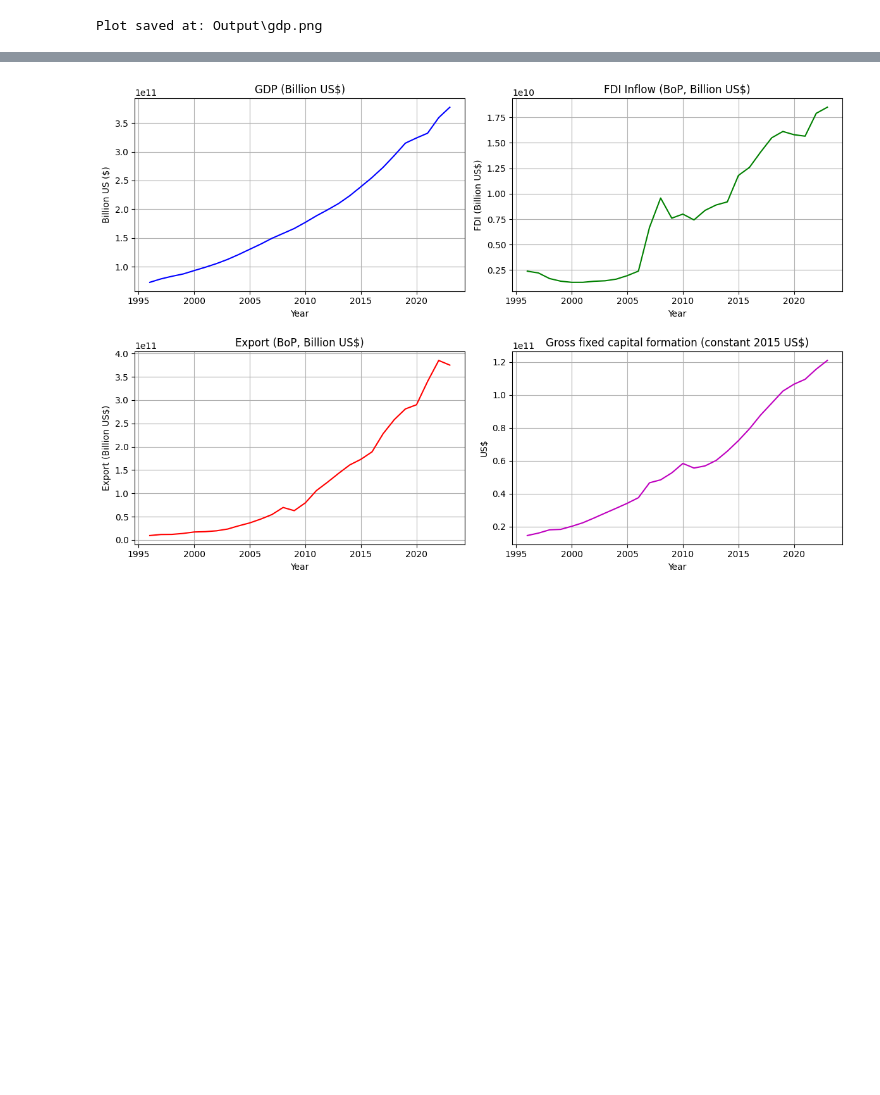
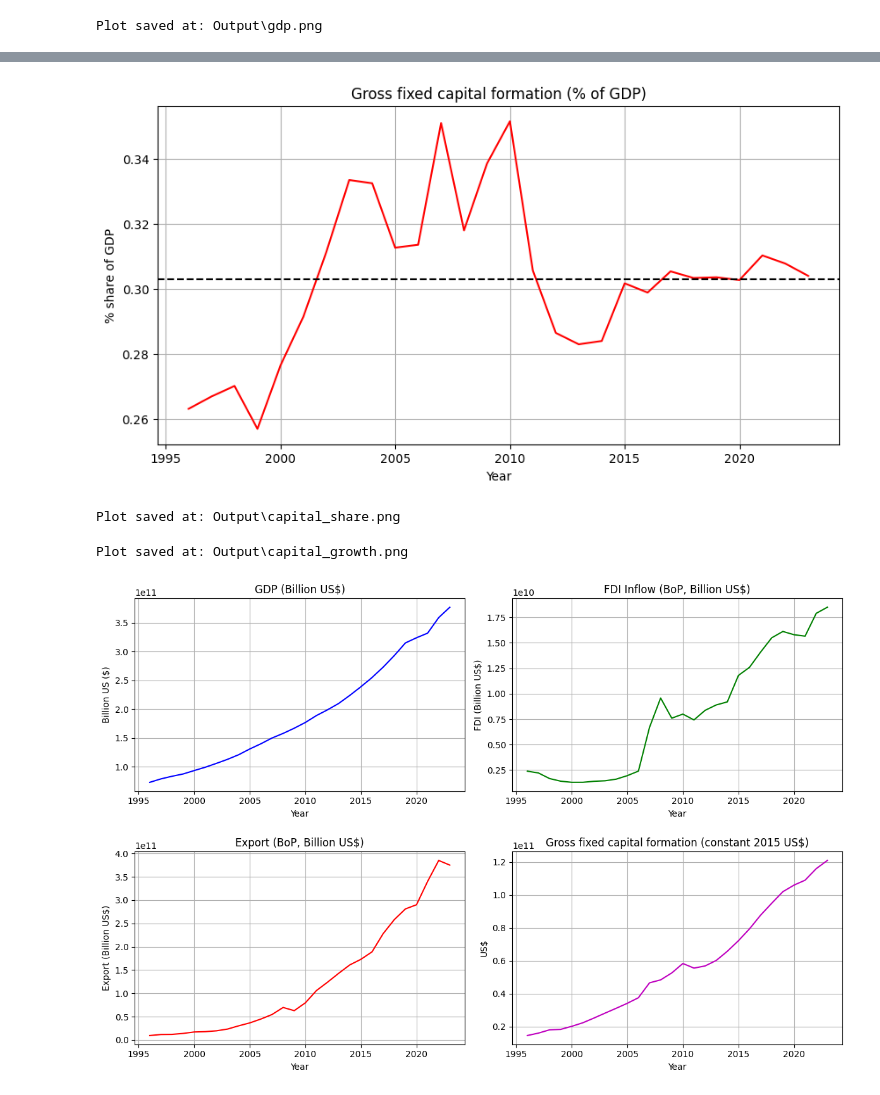
Before and after one commit to Thuan509/Dynamic-Macroeconomics, a Jupyter notebook: PS1_Code/growth.ipynb, the cells around one changed output, grey strips where cells are left out. Saved outputs shown, nothing was run; the diff lists cells and outputs as text; code cells hidden in the pictures; blank space fills up the shorter version.

```diff
--- a/PS1_Code/growth.ipynb
+++ b/PS1_Code/growth.ipynb
@@ -108,3 +133,48 @@ Plot saved at: Output\gdp.png
+# %%
+# Define the plot
+plt.figure(figsize=(10, 5))
+plt.plot(year, capital_share, linestyle='-', color='r')
+plt.axhline(y=0.303073, color='black', linestyle='--') # Add the horizontal line of average capital formation share
+plt.title("Gross fixed capital formation (% of GDP)")
+plt.xlabel("Year")
+#plt.ylim(bottom=0, top=1)
+plt.ylabel("% share of GDP")
+plt.grid(True)
+
+# Save the plot
+plot_path = os.path.join(output_folder, "capital_share.png")
+plt.savefig(plot_path, dpi=300, bbox_inches='tight')
+plt.show()  # Close the figure to free memory
+
+print(f"Plot saved at: {plot_path}")
+# %% [output]
+[figure, added]
+Plot saved at: Output\capital_share.png
+# %%
+# Plot Capital Formation & GDP Growth
+fig, ax1 = plt.subplots(figsize=(10,5))
+
+ax1.set_xlabel("Year")
+ax1.set_ylabel("Gross Capital Formation Growth (%)", color="tab:blue")
+ax1.plot(df["Year"], df["Gross capital formation growth (%)"], linestyle="-", color="tab:blue", label="Capital Formation Growth")
+ax1.tick_params(axis="y", labelcolor="tab:blue")
+
+ax2 = ax1.twinx()
+ax2.set_ylabel("GDP Growth Rate (%)", color="tab:green")
+ax2.plot(df["Year"], df["GDP growth rate (%)"], linestyle="--", color="tab:green", label="GDP Growth Rate")
+ax2.tick_params(axis="y", labelcolor="tab:green")
+
+fig.suptitle("Vietnam: Capital Formation & GDP Growth")
+fig.tight_layout()
+
+# Save the plot
+plot_path = os.path.join(output_folder, "capital_growth.png")
+plt.savefig(plot_path, dpi=300, bbox_inches='tight')
+plt.close()  # Close the figure to free memory
+
+print(f"Plot saved at: {plot_path}")
+# %% [output]
+Plot saved at: Output\capital_growth.png
 # %%
 # Plot the indicators
 # Create a 2x2 subplot
```
Also changed, not shown: parts of 9 cells of this notebook, 14 other files.
